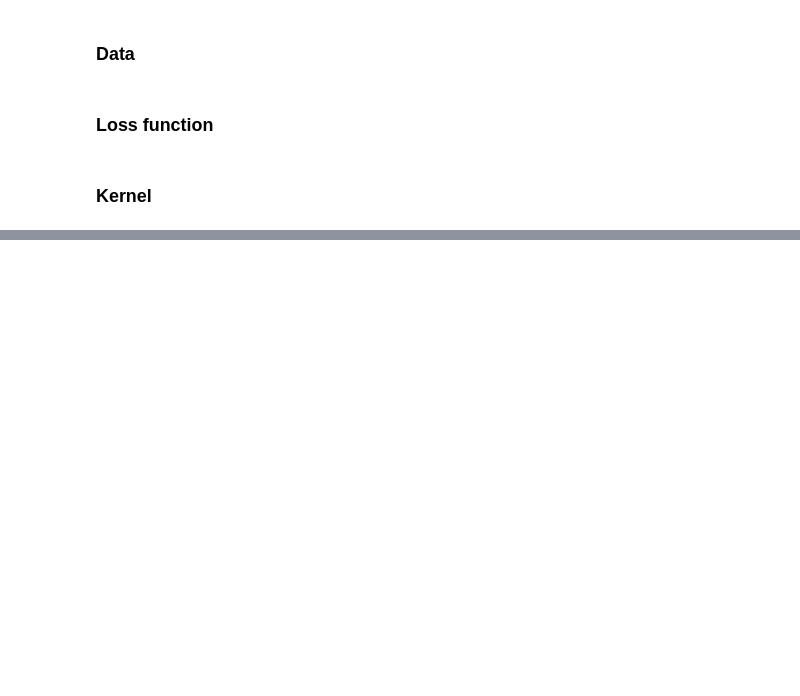
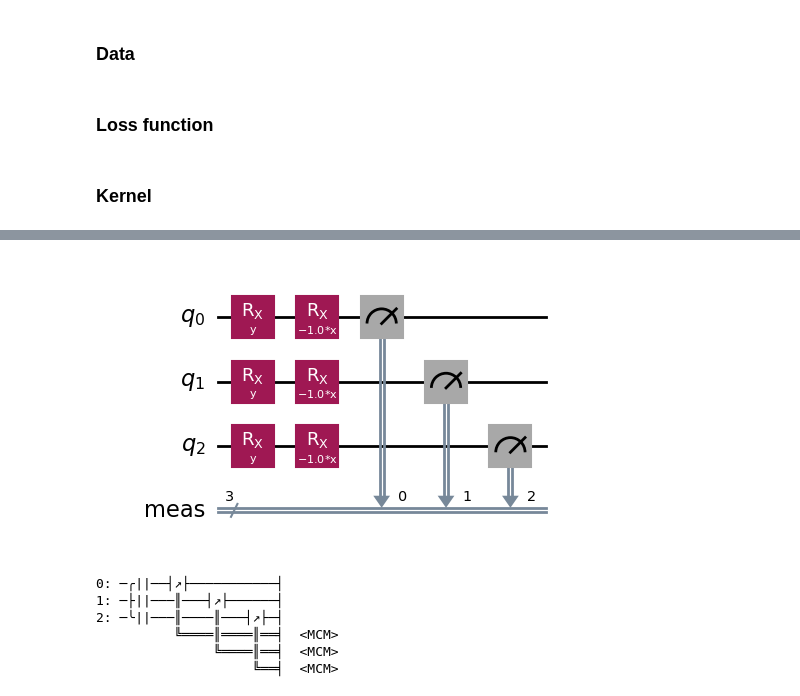
Before and after one commit to LeonardEyer/QKM, a Jupyter notebook: QKM.ipynb, the cells around one changed output, grey strips where cells are left out. Saved outputs shown, nothing was run; the diff lists cells and outputs as text; code cells hidden in the pictures; blank space fills up the shorter version.

```diff
--- a/QKM.ipynb
+++ b/QKM.ipynb
@@ -30,0 +40,23 @@ ValueError: PauliZ: wrong number of wires. 2 wires given, 1 expected.
+# %%
+def U(x, N):
+    qc = QuantumCircuit(N, name="U")
+    for n in range(N):
+        qc.rx(x, n)
+    return qc
+
+def U_dagger(x, N):
+    qc = QuantumCircuit(N, name="$U^\dagger$")
+    for n in range(N):
+        qc.rx(-x, n)
+    return qc
+
+def kernel_circuit(N):
+    qc = QuantumCircuit(N, name="$\kappa$")
+    x = Parameter("x")
+    y = Parameter("y")
+
+    qc.append(U(y, N), range(N))
+    qc.append(U_dagger(x, N), range(N))
+
+    qc.measure_all()
+    return qc
@@ -30,0 +116,21 @@ ValueError: PauliZ: wrong number of wires. 2 wires given, 1 expected.
+# %%
+qc = kernel_circuit(3)
+qc.decompose().draw(output='mpl', plot_barriers=False,fold=-1)
+# %% [output]
+[figure, added]
+# %%
+@qml.qnode(qml.device("default.qubit", wires=3))
+def circuit():
+    # Since measurements=None, the measurements present in the QuantumCircuit are returned.
+    measurements = qml.from_qiskit(qc)(np.pi, np.pi/2)
+    return [qml.expval(m) for m in measurements]
+
+# Draw
+print(qml.draw(circuit)())
+# %% [output]
+0: ─╭||──┤↗├───────────┤
+1: ─├||───║───┤↗├──────┤
+2: ─╰||───║────║───┤↗├─┤
+          ╚════║════║══╡  <MCM>
+               ╚════║══╡  <MCM>
+                    ╚══╡  <MCM>
```
Also changed, not shown: parts of 6 cells of this notebook.
